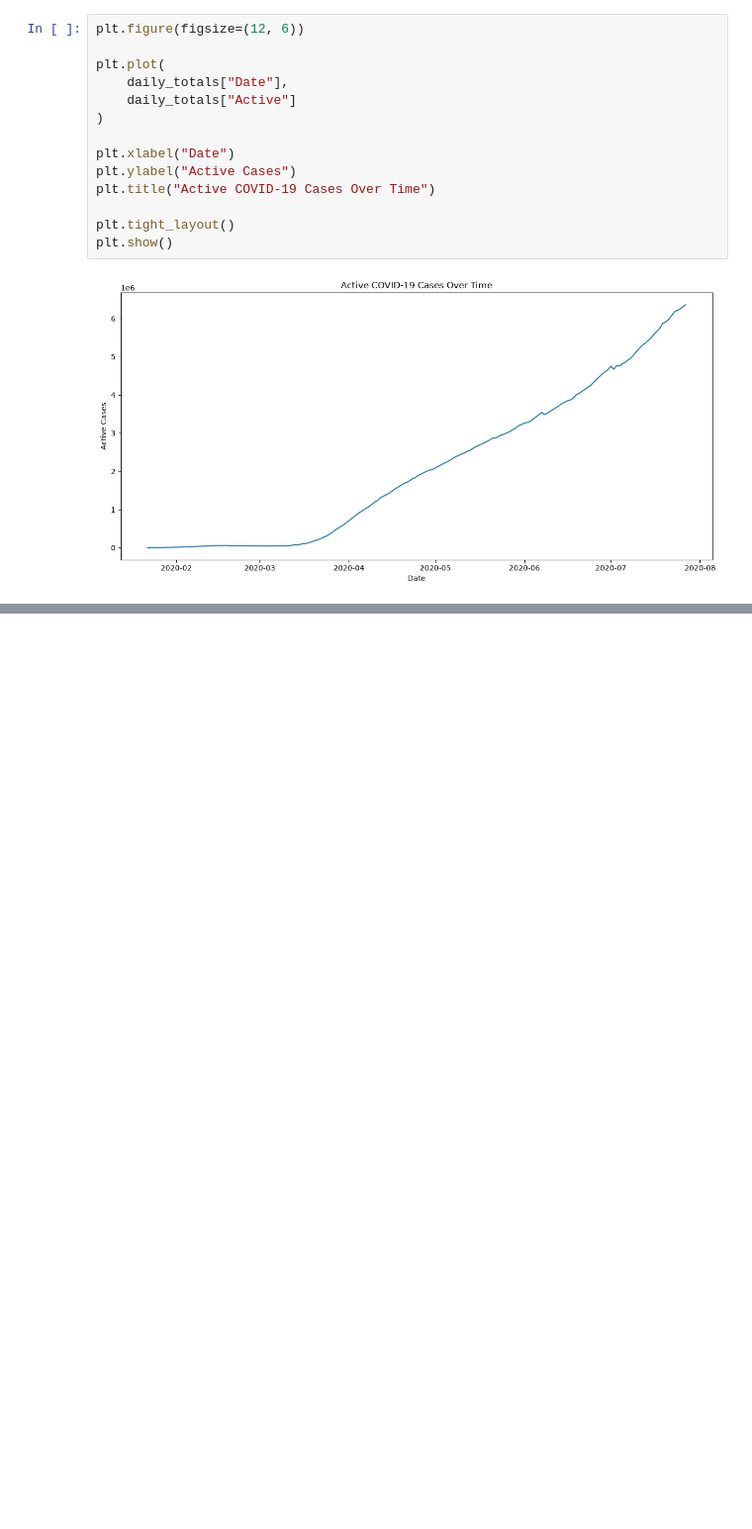
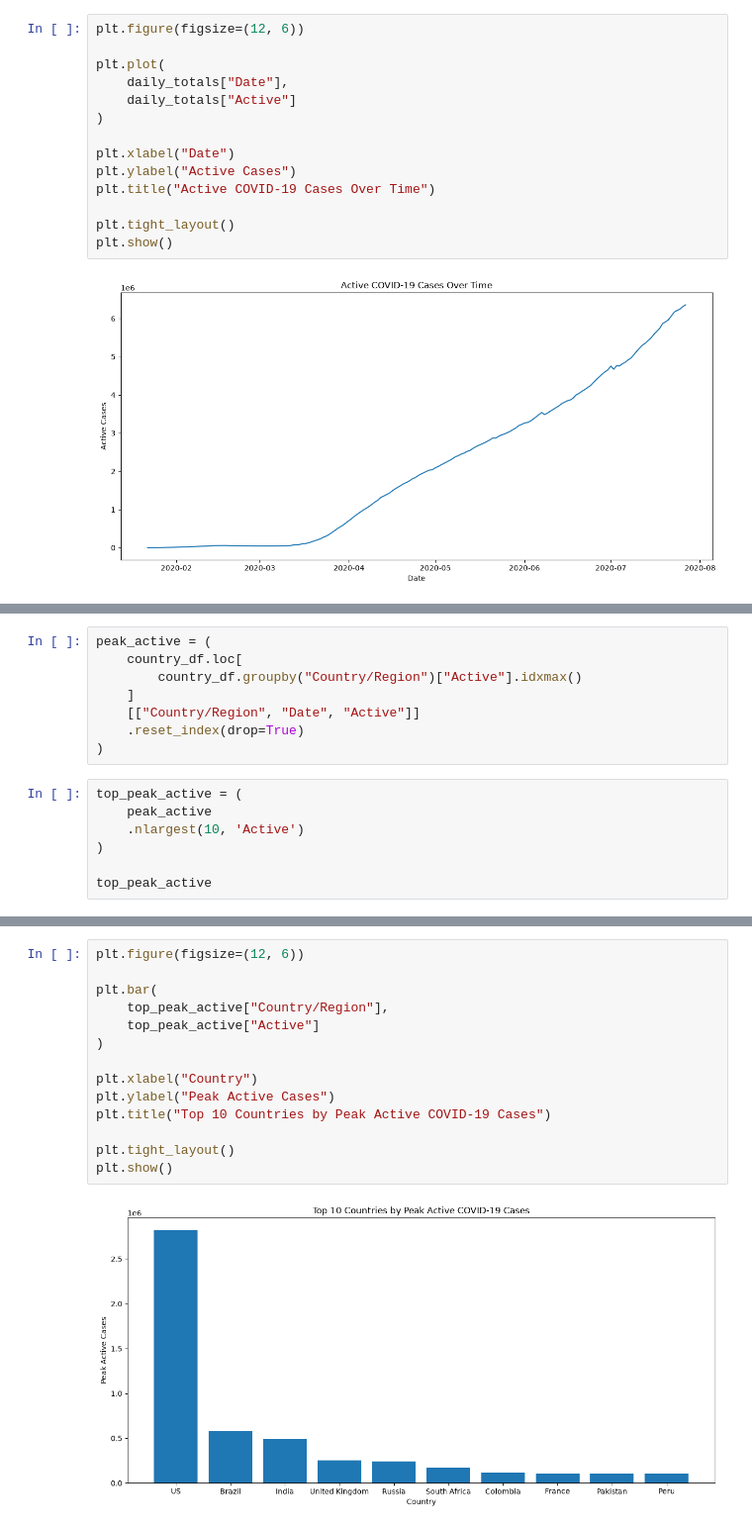
Before and after one commit to lashvv/Covid19, a Jupyter notebook: notebooks/03_analysis.ipynb, the cells around one changed output, grey strips where cells are left out. Shown at 99% size. Drawn from its saved outputs; the diff is of its cells as text; blank space fills up the shorter version.

```diff
--- a/notebooks/03_analysis.ipynb
+++ b/notebooks/03_analysis.ipynb
@@ -580,0 +583,15 @@ plt.show()
+# %%
+peak_active = (
+    country_df.loc[
+        country_df.groupby("Country/Region")["Active"].idxmax()
+    ]
+    [["Country/Region", "Date", "Active"]]
+    .reset_index(drop=True)
+)
+# %%
+top_peak_active = (
+    peak_active
+    .nlargest(10, 'Active')
+)
+
+top_peak_active
@@ -580,0 +610,16 @@ plt.show()
+# %%
+plt.figure(figsize=(12, 6))
+
+plt.bar(
+    top_peak_active["Country/Region"],
+    top_peak_active["Active"]
+)
+
+plt.xlabel("Country")
+plt.ylabel("Peak Active Cases")
+plt.title("Top 10 Countries by Peak Active COVID-19 Cases")
+
+plt.tight_layout()
+plt.show()
+# %% [output]
+[figure, added]
```
Also changed, not shown: parts of 2 cells of this notebook.
